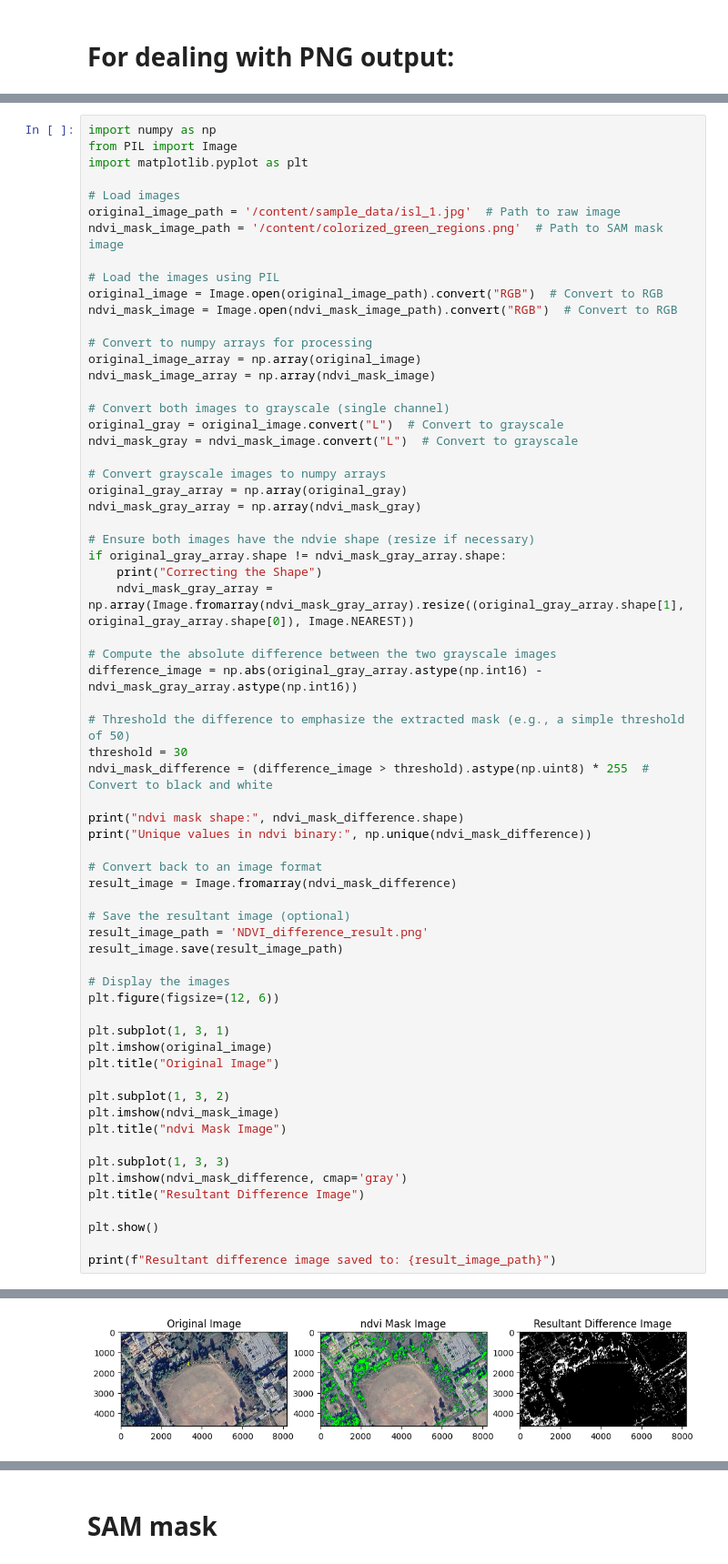
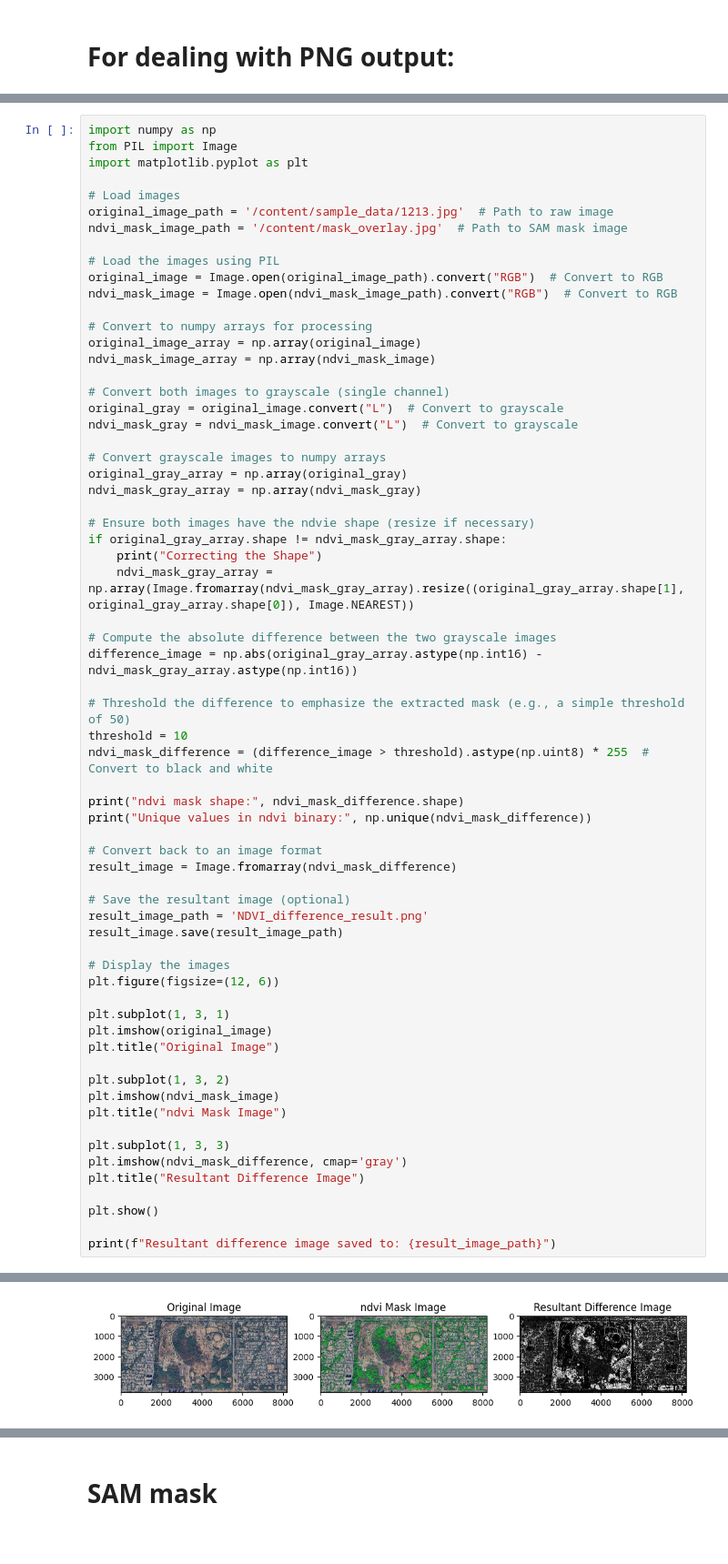
Before and after one commit to Faareh-Ahmed/Segment-Green-Spaces, a Jupyter notebook: Evaluation_Metrics.ipynb, the cells around one changed output, grey strips where cells are left out. Shown at 91% size. Drawn from its saved outputs; the diff is of its cells as text.

Commit message:
green segment ground truth

```diff
--- a/Evaluation_Metrics.ipynb
+++ b/Evaluation_Metrics.ipynb
@@ -458,8 +474,8 @@ from PIL import Image
 import matplotlib.pyplot as plt
 
 # Load images
-original_image_path = '/content/sample_data/isl_1.jpg'  # Path to raw image
-ndvi_mask_image_path = '/content/colorized_green_regions.png'  # Path to SAM mask image
+original_image_path = '/content/sample_data/1213.jpg'  # Path to raw image
+ndvi_mask_image_path = '/content/mask_overlay.jpg'  # Path to SAM mask image
 
 # Load the images using PIL
 original_image = Image.open(original_image_path).convert("RGB")  # Convert to RGB
@@ -486,7 +502,7 @@ if original_gray_array.shape != ndvi_mask_gray_array.shape:
 difference_image = np.abs(original_gray_array.astype(np.int16) - ndvi_mask_gray_array.astype(np.int16))
 
 # Threshold the difference to emphasize the extracted mask (e.g., a simple threshold of 50)
-threshold = 30
+threshold = 10
 ndvi_mask_difference = (difference_image > threshold).astype(np.uint8) * 255  # Convert to black and white
 
 print("ndvi mask shape:", ndvi_mask_difference.shape)
@@ -522,5 +538,5 @@ ndvi mask shape: (4639, 8192)
 Unique values in ndvi binary: [  0 255]
-[figure, old version]
+[figure, new version]
 Resultant difference image saved to: NDVI_difference_result.png
 # %% [markdown]
 # SAM mask
```
Also changed, not shown: parts of 10 cells of this notebook.
